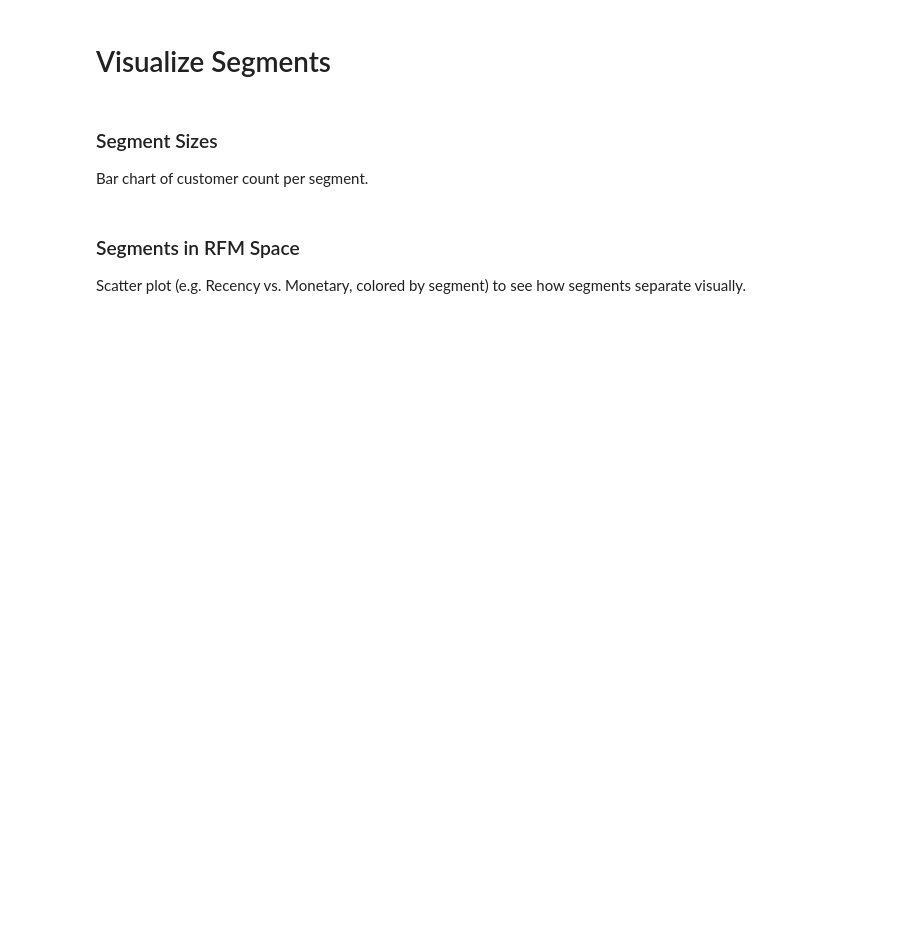
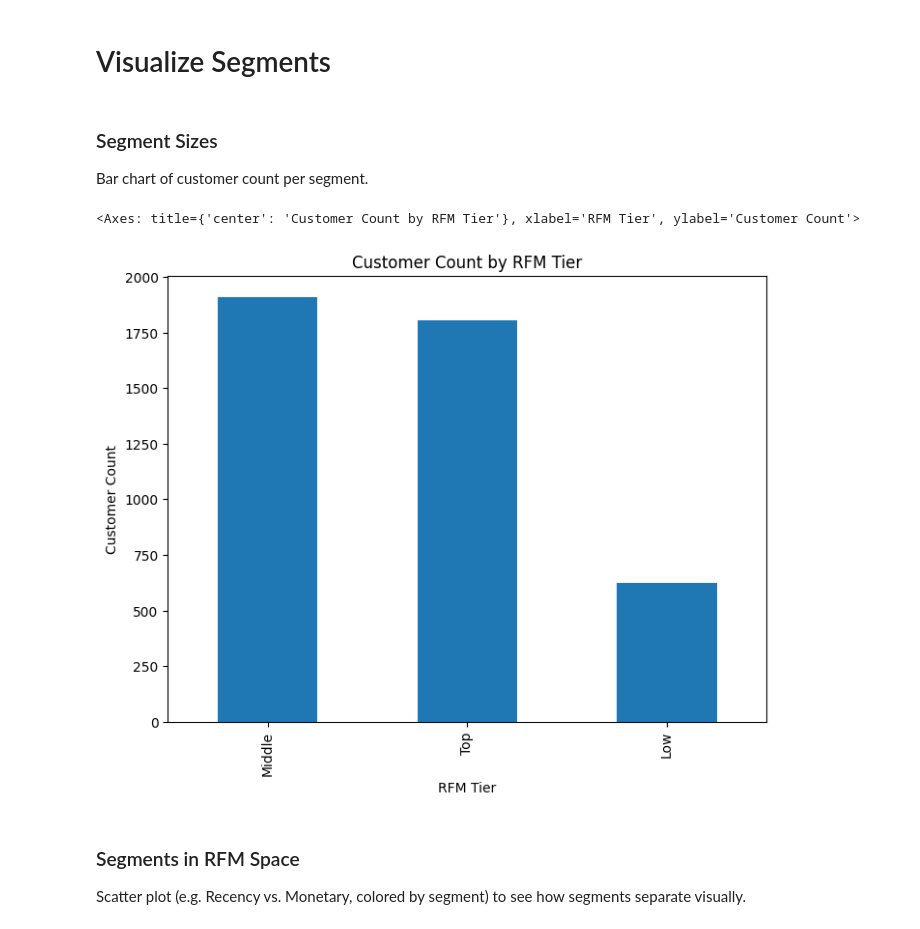
Before and after one commit to fionnadavoodian/online-retail-ii, a Jupyter notebook: notebooks/05_segmentation.ipynb, the cells around one changed output. Saved outputs shown, nothing was run; the diff lists cells and outputs as text; code cells hidden in the pictures; blank space fills up the shorter version.

```diff
--- a/notebooks/05_segmentation.ipynb
+++ b/notebooks/05_segmentation.ipynb
@@ -318,6 +342,17 @@ Sanity-check that segments actually behave differently, not just labeled differe
 # %% [markdown]
 ### Segment Sizes
 Bar chart of customer count per segment.
+# %%
+data_q['rfm_level'].value_counts().plot(
+    kind='bar',
+    title='Customer Count by RFM Tier',
+    xlabel='RFM Tier',
+    ylabel='Customer Count',
+    legend=False,
+    figsize=(8, 6))
+# %% [output]
+<Axes: title={'center': 'Customer Count by RFM Tier'}, xlabel='RFM Tier', ylabel='Customer Count'>
+[figure, added]
 # %% [markdown]
 ### Segments in RFM Space
 Scatter plot (e.g. Recency vs. Monetary, colored by segment) to see how segments separate visually.
```
Also changed, not shown: parts of 6 cells of this notebook, 5 other files.
